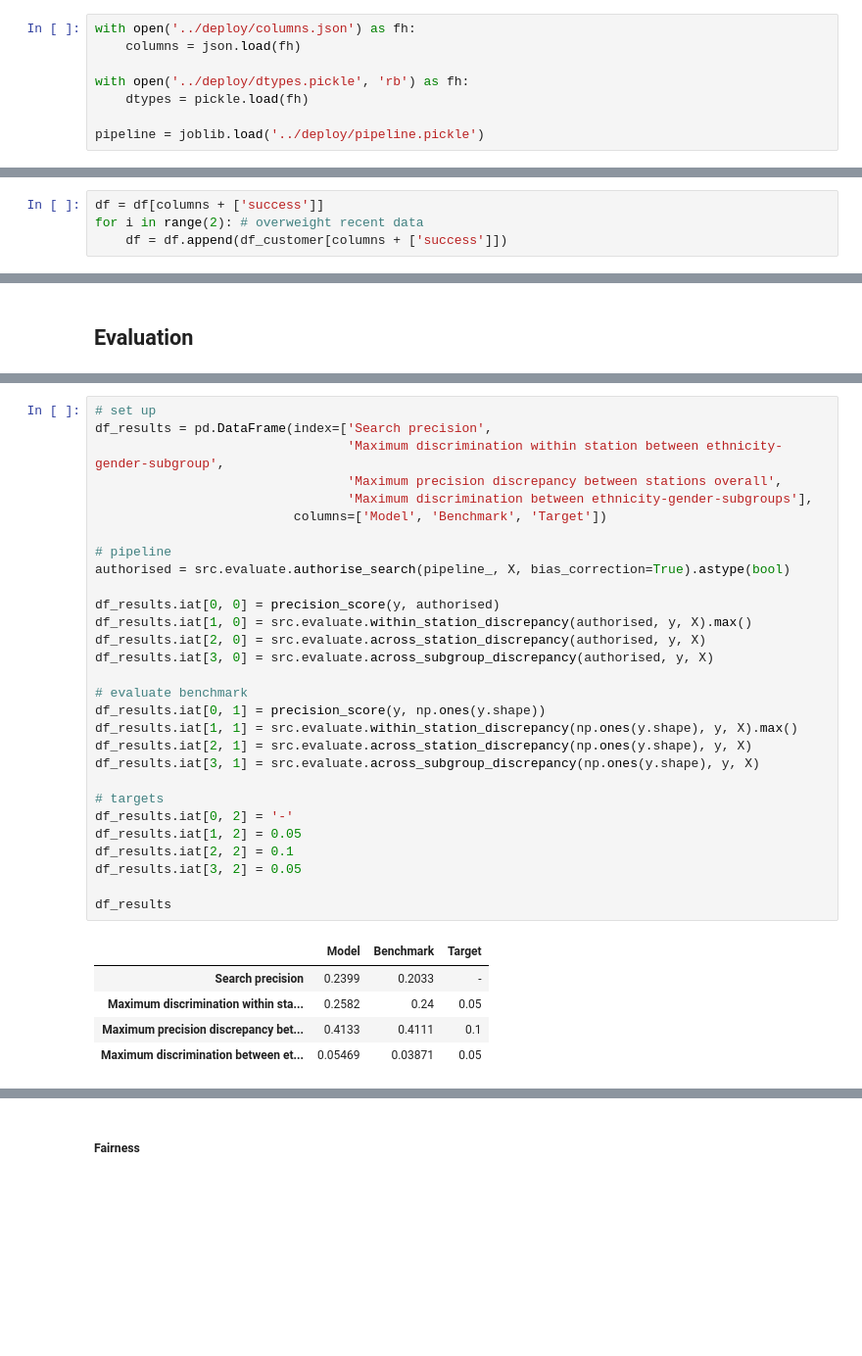
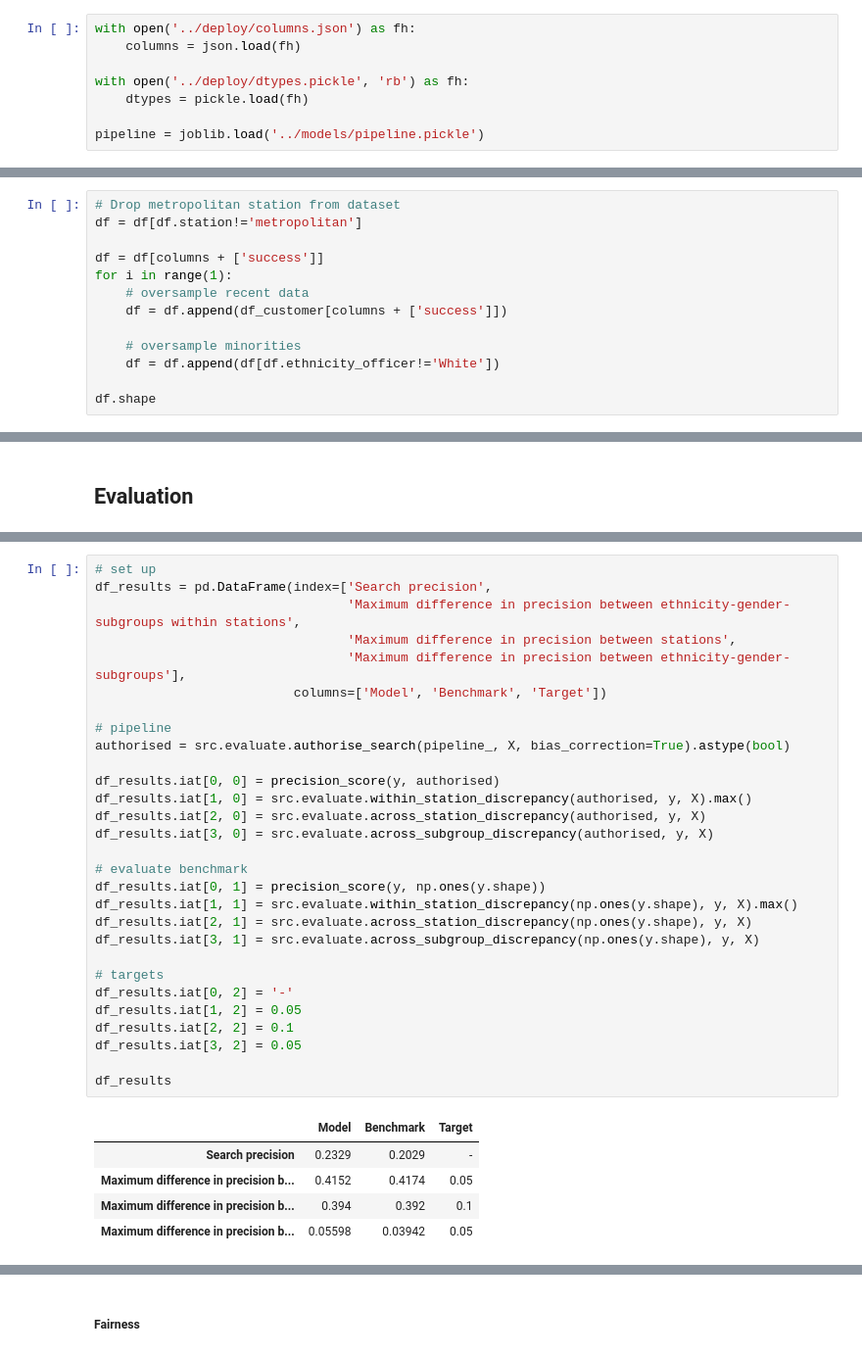
Before and after one commit to felixbrunner/capstone, a Jupyter notebook: notebooks/05_retraining.ipynb, the cells around one changed output, grey strips where cells are left out. Shown at 98% size. Cells and saved outputs as stored; diff of their text form; blank space fills up the shorter version.

```diff
--- a/notebooks/05_retraining.ipynb
+++ b/notebooks/05_retraining.ipynb
@@ -34,7 +34,7 @@ with open('../deploy/columns.json') as fh:
 with open('../deploy/dtypes.pickle', 'rb') as fh:
     dtypes = pickle.load(fh)
 
-pipeline = joblib.load('../deploy/pipeline.pickle')
+pipeline = joblib.load('../models/pipeline.pickle')
 # %% [markdown]
 ## Load database data
 # %%
@@ -186,6 +302,15 @@ df.head(1)
 | observation_id |  |  |  |  |  |  |  |  | ... |
 | d62c9e35-6293-45fc-aab6-706bdac1601e | Person search | 2017-12-01 00:00:00+00:00 | False | 50.9234 | -0.4611 | Male | 18-24 | White - English/Welsh/Scottish/No... | ... |
 # %%
+# Drop metropolitan station from dataset
+df = df[df.station!='metropolitan']
+
 df = df[columns + ['success']]
-for i in range(2): # overweight recent data
+for i in range(1):
+    # oversample recent data
     df = df.append(df_customer[columns + ['success']])
+
+    # oversample minorities
+    df = df.append(df[df.ethnicity_officer!='White'])
+
+df.shape
@@ -242,35 +368,35 @@ pipeline_ = pipeline.fit(X, y)
 # %%
 # set up
 df_results = pd.DataFrame(index=['Search precision',
-                                 'Maximum discrimination within station between ethnicity-gender-subgroup',
-                                 'Maximum precision discrepancy between stations overall',
-                                 'Maximum discrimination between ethnicity-gender-subgroups'],
+                                 'Maximum difference in precision between ethnicity-gender-subgroups within stations',
+                                 'Maximum difference in precision between stations',
+                                 'Maximum difference in precision between ethnicity-gender-subgroups'],
                           columns=['Model', 'Benchmark', 'Target'])
 
 # pipeline
 authorised = src.evaluate.authorise_search(pipeline_, X, bias_correction=True).astype(bool)
 
 df_results.iat[0, 0] = precision_score(y, authorised)
 df_results.iat[1, 0] = src.evaluate.within_station_discrepancy(authorised, y, X).max()
 df_results.iat[2, 0] = src.evaluate.across_station_discrepancy(authorised, y, X)
 df_results.iat[3, 0] = src.evaluate.across_subgroup_discrepancy(authorised, y, X)
 
 # evaluate benchmark
 df_results.iat[0, 1] = precision_score(y, np.ones(y.shape))
 df_results.iat[1, 1] = src.evaluate.within_station_discrepancy(np.ones(y.shape), y, X).max()
 df_results.iat[2, 1] = src.evaluate.across_station_discrepancy(np.ones(y.shape), y, X)
 df_results.iat[3, 1] = src.evaluate.across_subgroup_discrepancy(np.ones(y.shape), y, X)
 
 # targets
 df_results.iat[0, 2] = '-'
 df_results.iat[1, 2] = 0.05
 df_results.iat[2, 2] = 0.1
 df_results.iat[3, 2] = 0.05
 
 df_results
 # %% [output]
 |  | Model | Benchmark | Target |
-| Search precision | 0.2399 | 0.2033 | - |
-| Maximum discrimination within sta... | 0.2582 | 0.24 | 0.05 |
-| Maximum precision discrepancy bet... | 0.4133 | 0.4111 | 0.1 |
-| Maximum discrimination between et... | 0.05469 | 0.03871 | 0.05 |
+| Search precision | 0.2329 | 0.2029 | - |
+| Maximum difference in precision b... | 0.4152 | 0.4174 | 0.05 |
+| Maximum difference in precision b... | 0.394 | 0.392 | 0.1 |
+| Maximum difference in precision b... | 0.05598 | 0.03942 | 0.05 |
```
Also changed, not shown: parts of 27 cells of this notebook, 20 other files.
